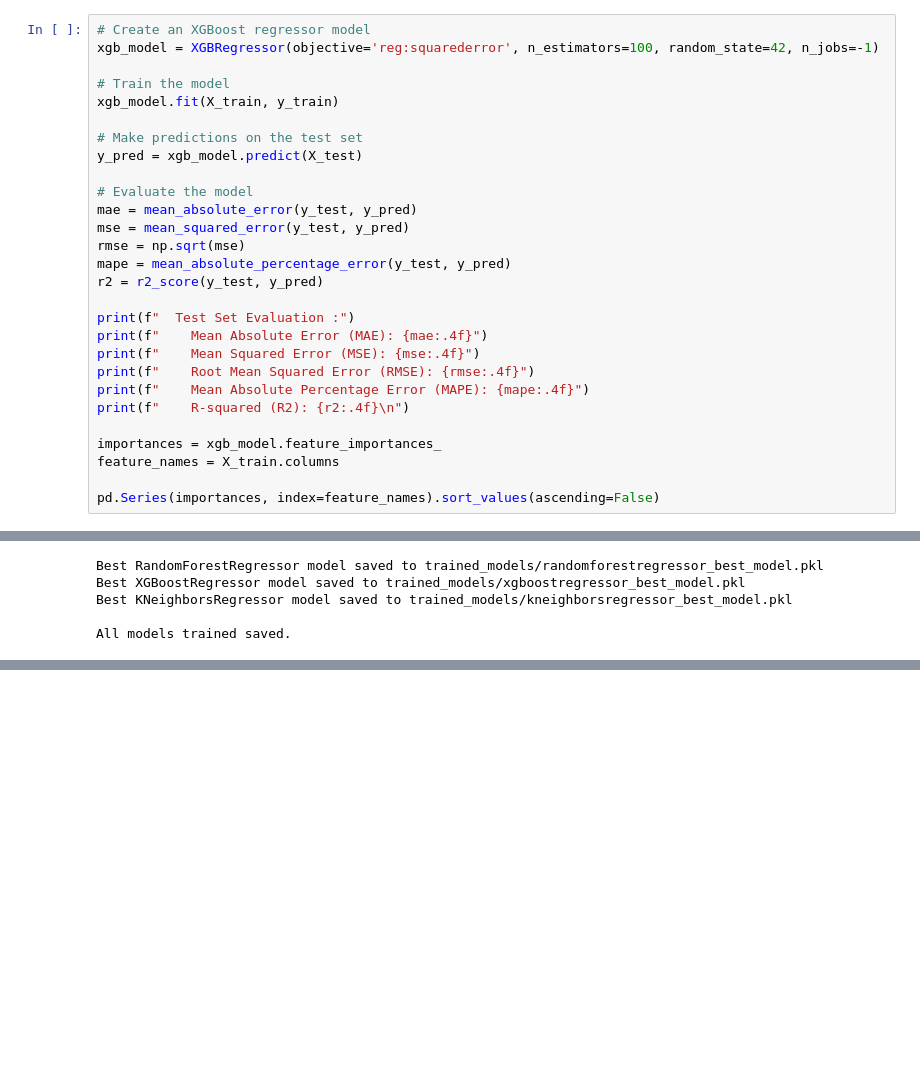
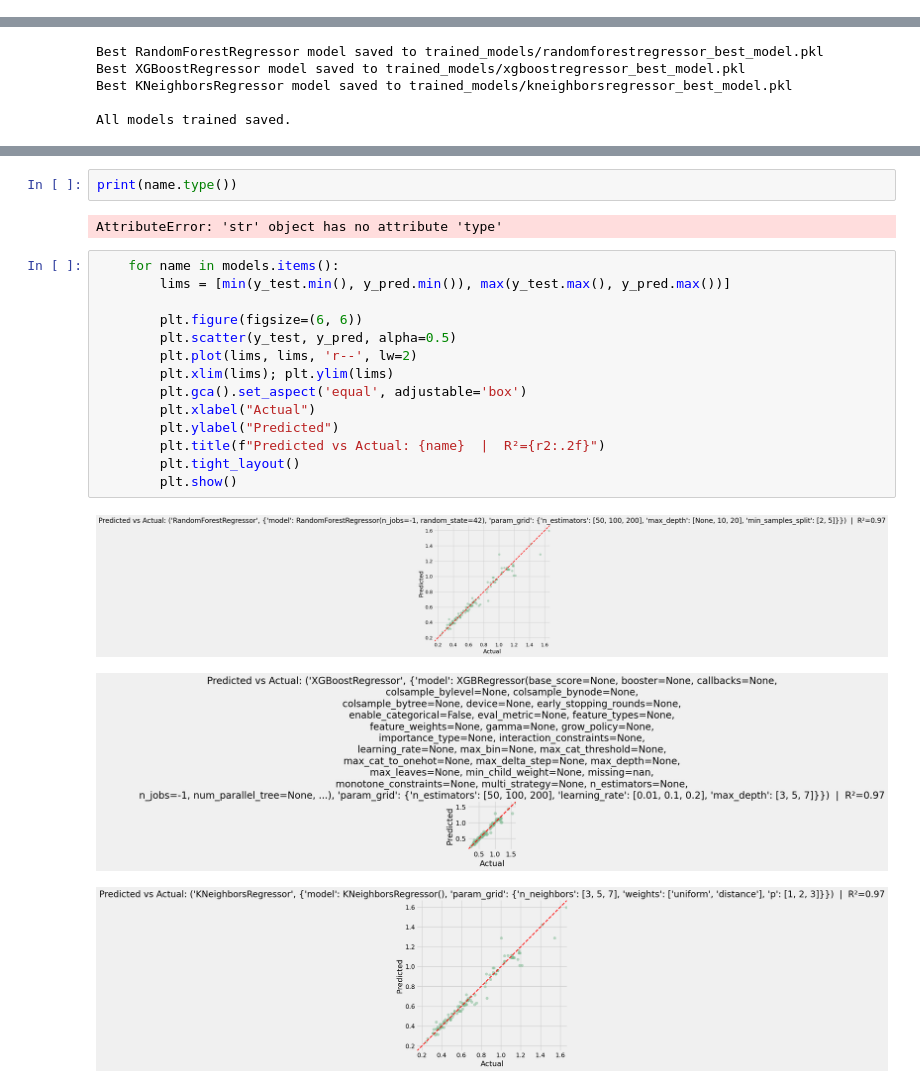
Before and after one commit to BraynerSantos/Surface_Roughness, a Jupyter notebook: Surface_Roughness.ipynb, the cells around one changed output, grey strips where cells are left out. Drawn from its saved outputs; the diff is of its cells as text; blank space fills up the shorter version.

```diff
--- a/Surface_Roughness.ipynb
+++ b/Surface_Roughness.ipynb
@@ -434,28 +383,0 @@ dtype: float64
-# %%
-# Create an XGBoost regressor model
-xgb_model = XGBRegressor(objective='reg:squarederror', n_estimators=100, random_state=42, n_jobs=-1)
-
-# Train the model
-xgb_model.fit(X_train, y_train)
-
-# Make predictions on the test set
-y_pred = xgb_model.predict(X_test)
-
-# Evaluate the model
-mae = mean_absolute_error(y_test, y_pred)
-mse = mean_squared_error(y_test, y_pred)
-rmse = np.sqrt(mse)
-mape = mean_absolute_percentage_error(y_test, y_pred)
-r2 = r2_score(y_test, y_pred)
-
-print(f"  Test Set Evaluation :")
-print(f"    Mean Absolute Error (MAE): {mae:.4f}")
-print(f"    Mean Squared Error (MSE): {mse:.4f}")
-print(f"    Root Mean Squared Error (RMSE): {rmse:.4f}")
-print(f"    Mean Absolute Percentage Error (MAPE): {mape:.4f}")
-print(f"    R-squared (R2): {r2:.4f}\n")
-
-importances = xgb_model.feature_importances_
-feature_names = X_train.columns
-
-pd.Series(importances, index=feature_names).sort_values(ascending=False)
@@ -743,0 +687,22 @@ dtype: float32
+# %%
+print(name.type())
+# %% [output]
+AttributeError: 'str' object has no attribute 'type'
+# %%
+    for name in models.items():
+        lims = [min(y_test.min(), y_pred.min()), max(y_test.max(), y_pred.max())]
+
+        plt.figure(figsize=(6, 6))
+        plt.scatter(y_test, y_pred, alpha=0.5)
+        plt.plot(lims, lims, 'r--', lw=2)
+        plt.xlim(lims); plt.ylim(lims)
+        plt.gca().set_aspect('equal', adjustable='box')
+        plt.xlabel("Actual")
+        plt.ylabel("Predicted")
+        plt.title(f"Predicted vs Actual: {name}  |  R²={r2:.2f}")
+        plt.tight_layout()
+        plt.show()
+# %% [output]
+[figure, added]
+[figure, added]
+[figure, added]
```
Also changed, not shown: parts of 14 cells of this notebook, 3 other files.
